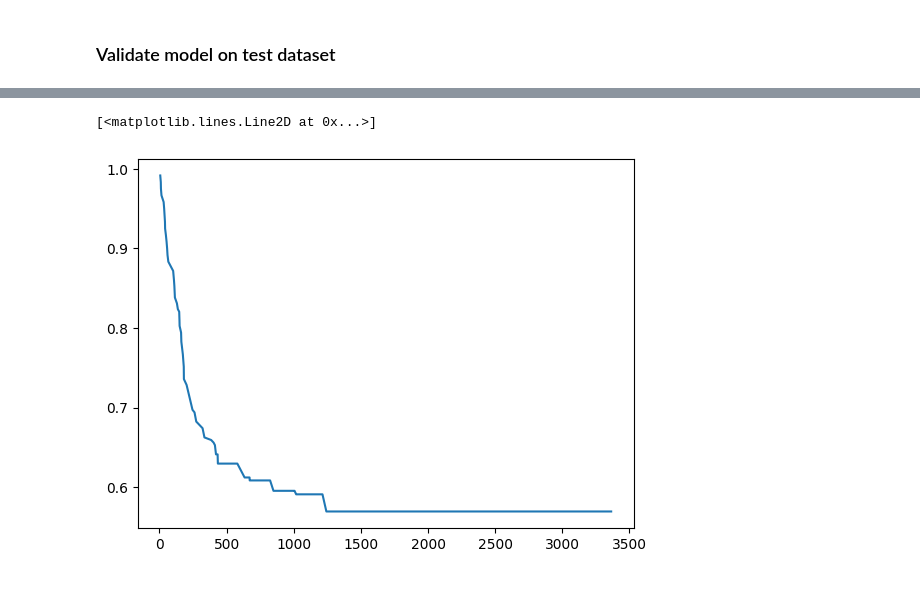
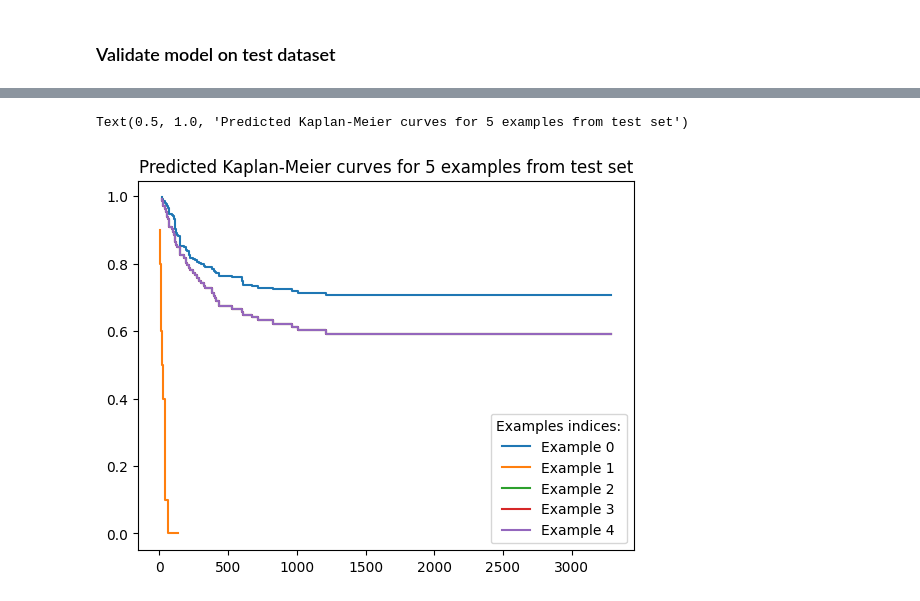
Before and after one commit to adaa-polsl/RuleKit-python, a Jupyter notebook: docs/source/rst/tutorials/survival.ipynb, the cells around one changed output, grey strips where cells are left out. Cells and saved outputs as stored; diff of their text form; code cells hidden in the pictures.

```diff
--- a/docs/source/rst/tutorials/survival.ipynb
+++ b/docs/source/rst/tutorials/survival.ipynb
@@ -270,7 +281,14 @@ Integrated Brier Score: 0.22981693833242725
 # %%
 predictions = srv.predict(X_test)
-# %%
-plt.plot(predictions[0]["times"], predictions[0]["probabilities"])
-# %% [output]
-[<matplotlib.lines.Line2D at 0x...>]
-[figure, removed]
+# %%
+for i in range(5):
+    plt.step(
+        predictions[i]["times"],
+        predictions[i]["probabilities"],
+        label=f'Example {i}'
+    )
+plt.legend(title='Examples indices:')
+plt.title('Predicted Kaplan-Meier curves for 5 examples from test set')
+# %% [output]
+Text(0.5, 1.0, 'Predicted Kaplan-Meier curves for 5 examples from test set')
+[figure, added]
```
Also changed, not shown: parts of 30 cells of this notebook, 53 other files.
